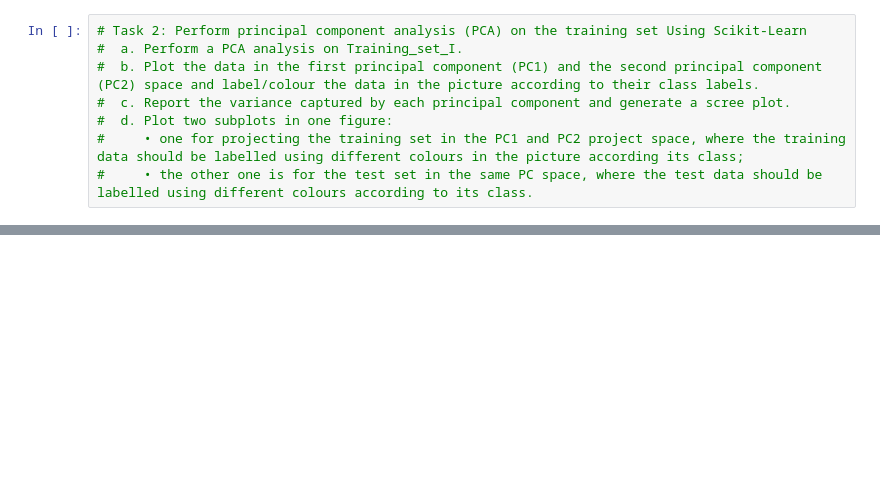
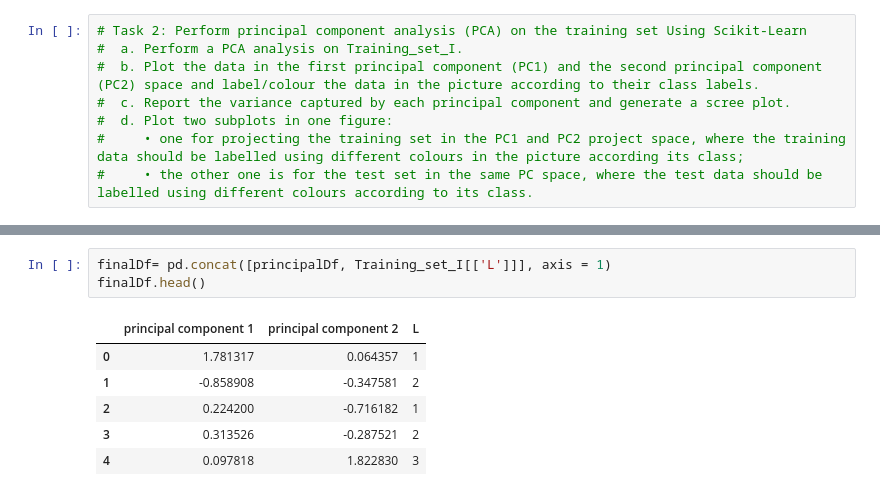
Before and after one commit to AVI18794/Machine--Learning-, a Jupyter notebook: Assignment.ipynb, the cells around one changed output, grey strips where cells are left out. Saved outputs shown, nothing was run; the diff lists cells and outputs as text; blank space fills up the shorter version.

```diff
--- a/Assignment.ipynb
+++ b/Assignment.ipynb
@@ -161,0 +171,10 @@ principalDf.head()
+# %%
+finalDf= pd.concat([principalDf, Training_set_I[['L']]], axis = 1)
+finalDf.head()
+# %% [output]
+|  | principal component 1 | principal component 2 | L |
+| 0 | 1.781317 | 0.064357 | 1 |
+| 1 | -0.858908 | -0.347581 | 2 |
+| 2 | 0.224200 | -0.716182 | 1 |
+| 3 | 0.313526 | -0.287521 | 2 |
+| 4 | 0.097818 | 1.822830 | 3 |
```
Also changed, not shown: parts of 4 cells of this notebook.
